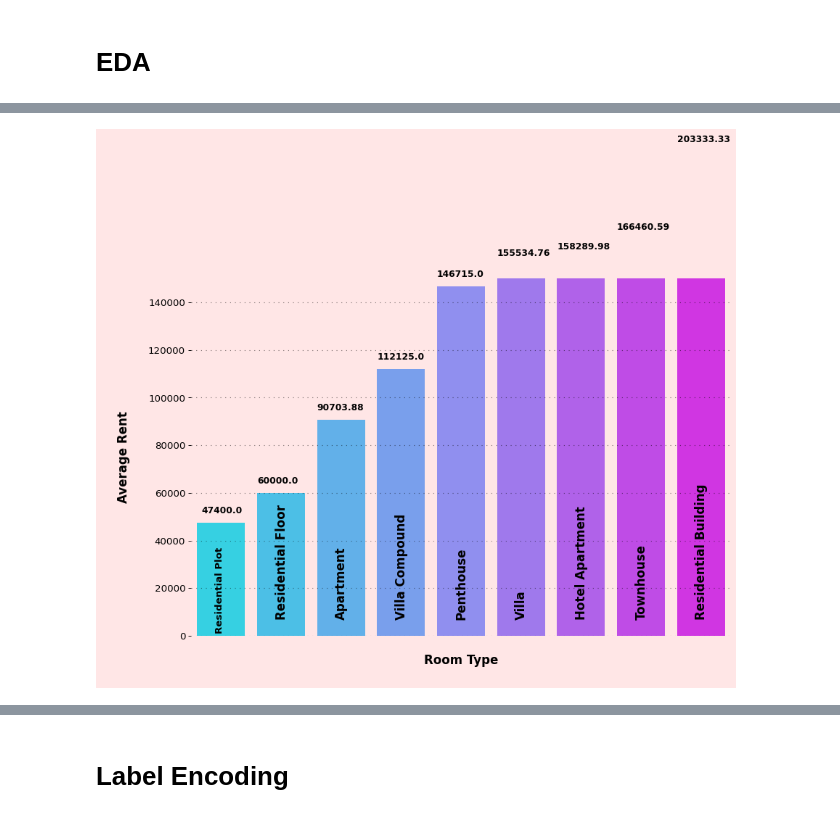
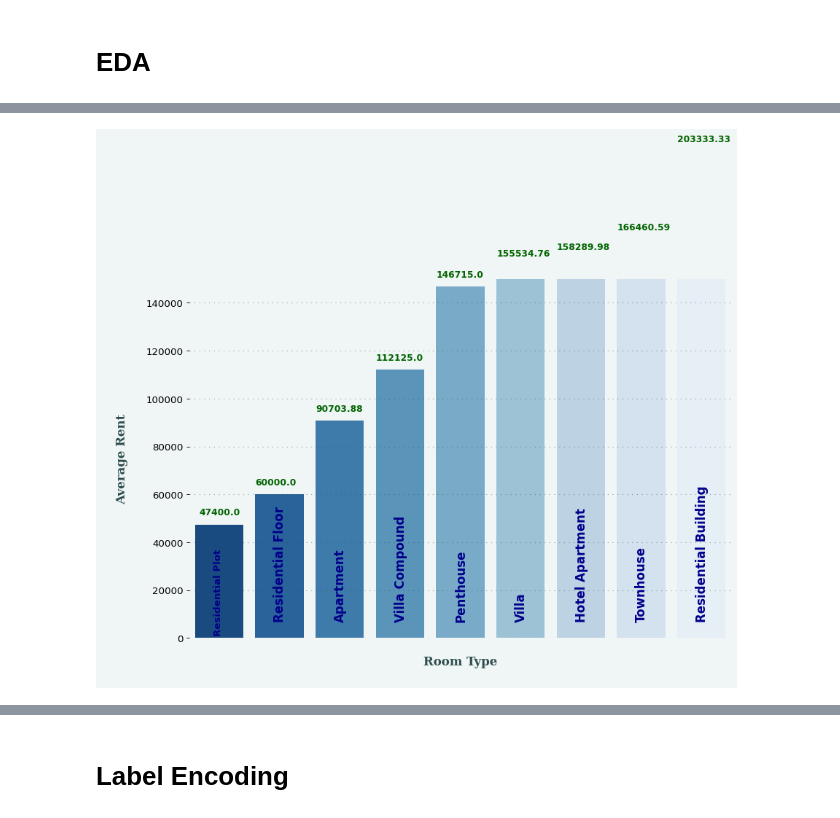
Before and after one commit to A66Youssef/Real_State-, a Jupyter notebook: UAE_RealState.ipynb, the cells around one changed output, grey strips where cells are left out. Saved outputs shown, nothing was run; the diff lists cells and outputs as text; code cells hidden in the pictures.

```diff
--- a/UAE_RealState.ipynb
+++ b/UAE_RealState.ipynb
@@ -181,33 +204,47 @@ Passing `palette` without assigning `hue` is deprecated and will be removed in v
 # %%
 room_type_rent = data.groupby('Type')['Rent'].mean().sort_values(ascending=True).reset_index()
-fig,ax = plt.subplots(figsize = (12,8),dpi = 80)
-fig.patch.set_facecolor('#ffe6e6')
-ax.set_facecolor('#ffe6e6')
-sns.barplot(data=room_type_rent,x='Type',y='Rent',palette='cool')
-ax.grid(axis='y',linewidth=1,alpha=0.5,color='#000000',linestyle=':',dashes=(1,5))
-#plt.title('\nRoom Type vs Average Rent\n',fontsize=18,c='#000000',fontweight='bold',fontfamily='seriff')
-plt.xlabel('\nRoom Type\n',c='#000000',fontsize=15,fontweight='bold',fontfamily='seriff')
-plt.ylabel('\nAverage Rent\n',c='#000000',fontsize=15,fontweight='bold',fontfamily='seriff')
-ax.set(ylim=(0,150000))
-plt.xticks([],rotation=10,fontsize=12)
+
+# Create figure and axis with updated background colors
+fig, ax = plt.subplots(figsize=(12, 8), dpi=80)
+fig.patch.set_facecolor('#f0f5f5')  # Light cyan background
+ax.set_facecolor('#f0f5f5')  # Same background for the plot area
+
+# Create the bar plot with updated color palette
+sns.barplot(data=room_type_rent, x='Type', y='Rent', palette='Blues_r', ax=ax)  # Changed to a reversed blue palette
+
+# Customize the grid lines
+ax.grid(axis='y', linewidth=1, alpha=0.5, color='#2f4f4f', linestyle=':', dashes=(1, 5))  # Dark gray grid
+
+# Customize labels
+plt.xlabel('\nRoom Type\n', c='#2f4f4f', fontsize=15, fontweight='bold', fontfamily='serif')  # Dark gray text
+plt.ylabel('\nAverage Rent\n', c='#2f4f4f', fontsize=15, fontweight='bold', fontfamily='serif')
+
+# Set y-axis limit and ticks font size
+ax.set(ylim=(0, 150000))
+plt.xticks([], rotation=10, fontsize=12)  # Adjust x-ticks (hide if not needed)
 plt.yticks(fontsize=12)
 
-for i in ['left','top','right','bottom']:
+# Remove plot spines for a cleaner look
+for i in ['left', 'top', 'right', 'bottom']:
     ax.spines[i].set_visible(False)
 
+# Add text annotations for bar heights
 count = 0
 for i in ax.patches:
-    if i.get_height()<40000:
-        ax.text(i.get_x()+0.3,2000,room_type_rent['Type'][count],weight='bold',fontsize=11,color='black',rotation='vertical')
-        ax.text(i.get_x()+0.07,i.get_height()+4000,round(i.get_height(),2),weight='bold',fontsize=11,color='black')
-    elif 40000<i.get_height()<55000:
-        ax.text(i.get_x()+0.3,2000,room_type_rent['Type'][count],weight='bold',fontsize=12,color='black',rotation='vertical')
-        ax.text(i.get_x()+0.07,i.get_height()+4000,round(i.get_height(),2),weight='bold',fontsize=11,color='black')
+    # Add conditionally formatted annotations for bar labels and heights
+    if i.get_height() < 40000:
+        ax.text(i.get_x() + 0.3, 2000, room_type_rent['Type'][count], weight='bold', fontsize=11, color='darkblue', rotation='vertical')
+        ax.text(i.get_x() + 0.07, i.get_height() + 4000, round(i.get_height(), 2), weight='bold', fontsize=11, color='darkgreen')
+    elif 40000 < i.get_height() < 55000:
+        ax.text(i.get_x() + 0.3, 2000, room_type_rent['Type'][count], weight='bold', fontsize=12, color='darkblue', rotation='vertical')
+        ax.text(i.get_x() + 0.07, i.get_height() + 4000, round(i.get_height(), 2), weight='bold', fontsize=11, color='darkgreen')
     else:
-        ax.text(i.get_x()+0.3,8000,room_type_rent['Type'][count],weight='bold',fontsize=15,color='black',rotation='vertical')
-        ax.text(i.get_x(),i.get_height()+4000,round(i.get_height(),2),weight='bold',fontsize=11,color='black')
+        ax.text(i.get_x() + 0.3, 8000, room_type_rent['Type'][count], weight='bold', fontsize=15, color='darkblue', rotation='vertical')
+        ax.text(i.get_x(), i.get_height() + 4000, round(i.get_height(), 2), weight='bold', fontsize=11, color='darkgreen')
 
-    count = count + 1
+    count += 1
+
+plt.show()
 # %% [output]
 Passing `palette` without assigning `hue` is deprecated and will be removed in v0.14.0. Assign the `x` variable to `hue` and set `legend=False` for the same effect.
 
@@ -229,4 +252,4 @@ WARNING:matplotlib.font_manager:findfont: Font family 'seriff' not found.
-[figure, old version]
+[figure, new version]
 # %%
 # Import the plotly.express module and alias it as px
 import plotly.express as px
```
Also changed, not shown: parts of 4 cells of this notebook.
